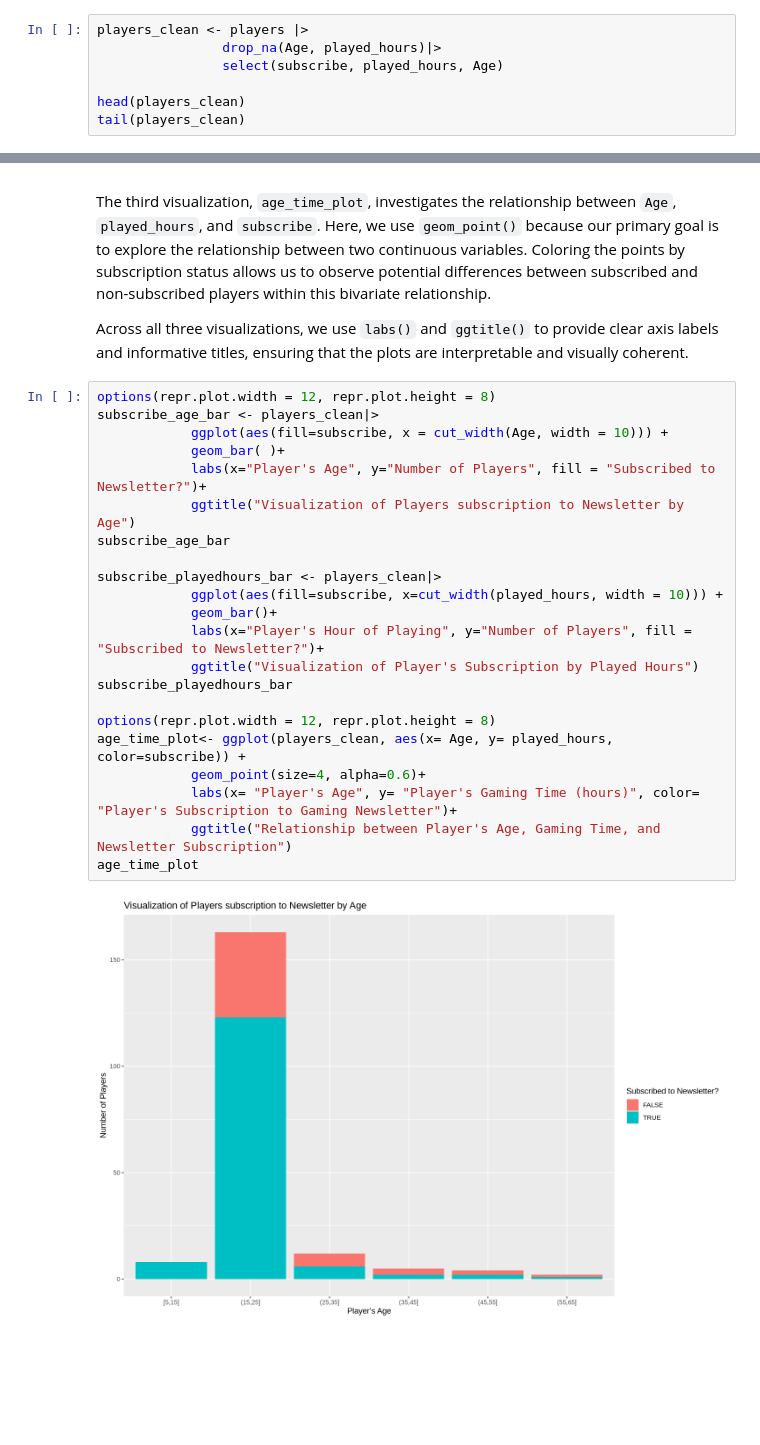
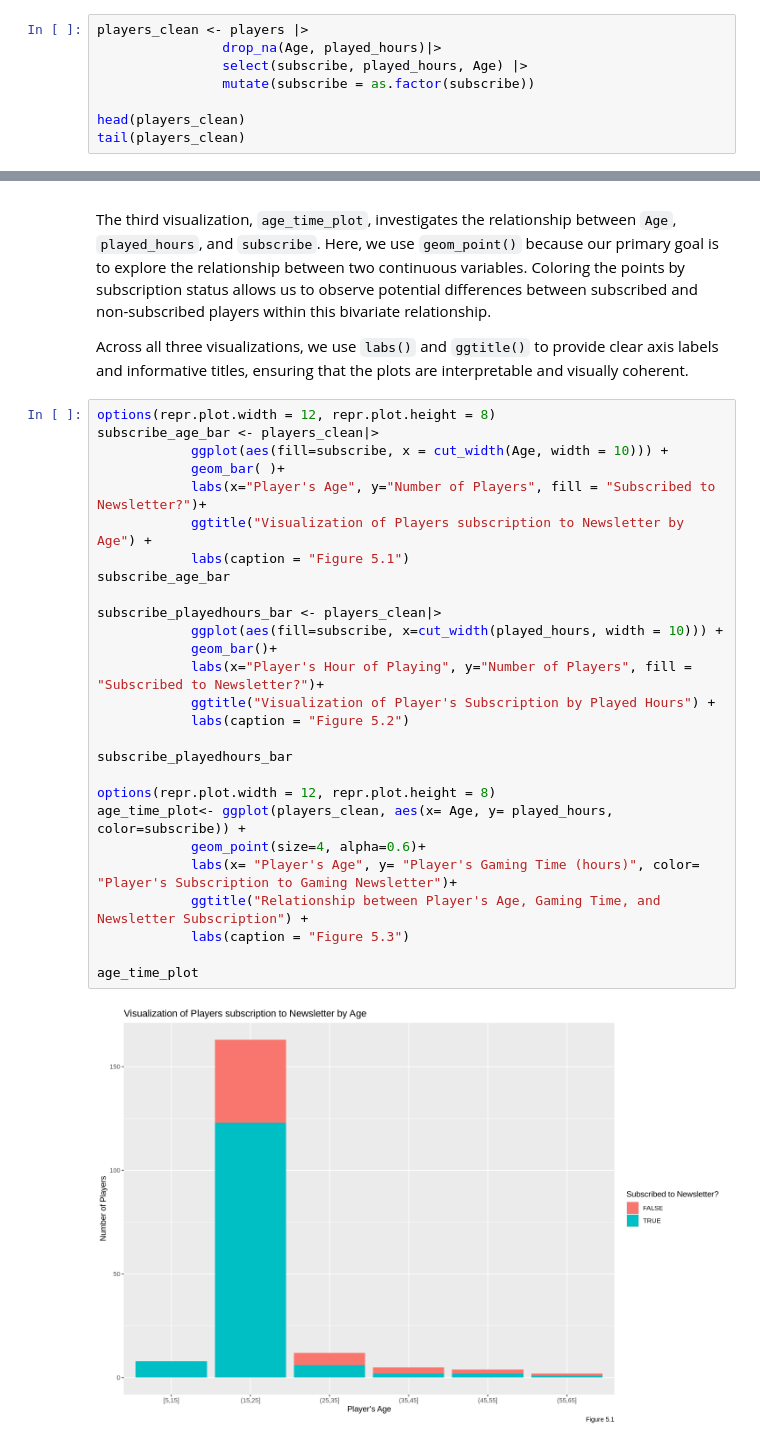
Before and after one commit to calebriggsby/DSCI100FinalProject, a Jupyter notebook: GROUP PROJECT.ipynb, the cells around one changed output, grey strips where cells are left out. Cells and saved outputs as stored; diff of their text form; blank space fills up the shorter version.

```diff
--- a/GROUP PROJECT.ipynb
+++ b/GROUP PROJECT.ipynb
@@ -76,7 +101,8 @@ This data is not ready to be analyzed yet. We need to do cleaning and wrangling
 # %%
 players_clean <- players |>
                 drop_na(Age, played_hours)|>
-                select(subscribe, played_hours, Age)
+                select(subscribe, played_hours, Age) |>
+                mutate(subscribe = as.factor(subscribe))
 
 head(players_clean)
 tail(players_clean)
@@ -134,24 +164,29 @@ Across all three visualizations, we use `labs()` and `ggtitle()` to provide clea
 # %%
 options(repr.plot.width = 12, repr.plot.height = 8)
 subscribe_age_bar <- players_clean|>
             ggplot(aes(fill=subscribe, x = cut_width(Age, width = 10))) +
             geom_bar( )+
             labs(x="Player's Age", y="Number of Players", fill = "Subscribed to Newsletter?")+
-            ggtitle("Visualization of Players subscription to Newsletter by Age")
+            ggtitle("Visualization of Players subscription to Newsletter by Age") +
+            labs(caption = "Figure 5.1")
 subscribe_age_bar
 
 subscribe_playedhours_bar <- players_clean|>
             ggplot(aes(fill=subscribe, x=cut_width(played_hours, width = 10))) +
             geom_bar()+
             labs(x="Player's Hour of Playing", y="Number of Players", fill = "Subscribed to Newsletter?")+
-            ggtitle("Visualization of Player's Subscription by Played Hours")
+            ggtitle("Visualization of Player's Subscription by Played Hours") +
+            labs(caption = "Figure 5.2")
+
 subscribe_playedhours_bar
 
 options(repr.plot.width = 12, repr.plot.height = 8)
 age_time_plot<- ggplot(players_clean, aes(x= Age, y= played_hours, color=subscribe)) +
             geom_point(size=4, alpha=0.6)+
             labs(x= "Player's Age", y= "Player's Gaming Time (hours)", color= "Player's Subscription to Gaming Newsletter")+
-            ggtitle("Relationship between Player's Age, Gaming Time, and Newsletter Subscription")
+            ggtitle("Relationship between Player's Age, Gaming Time, and Newsletter Subscription") +
+            labs(caption = "Figure 5.3")
+
 age_time_plot
 # %% [output]
-[figure, old version]
+[figure, new version]
```
Also changed, not shown: parts of 24 cells of this notebook.
